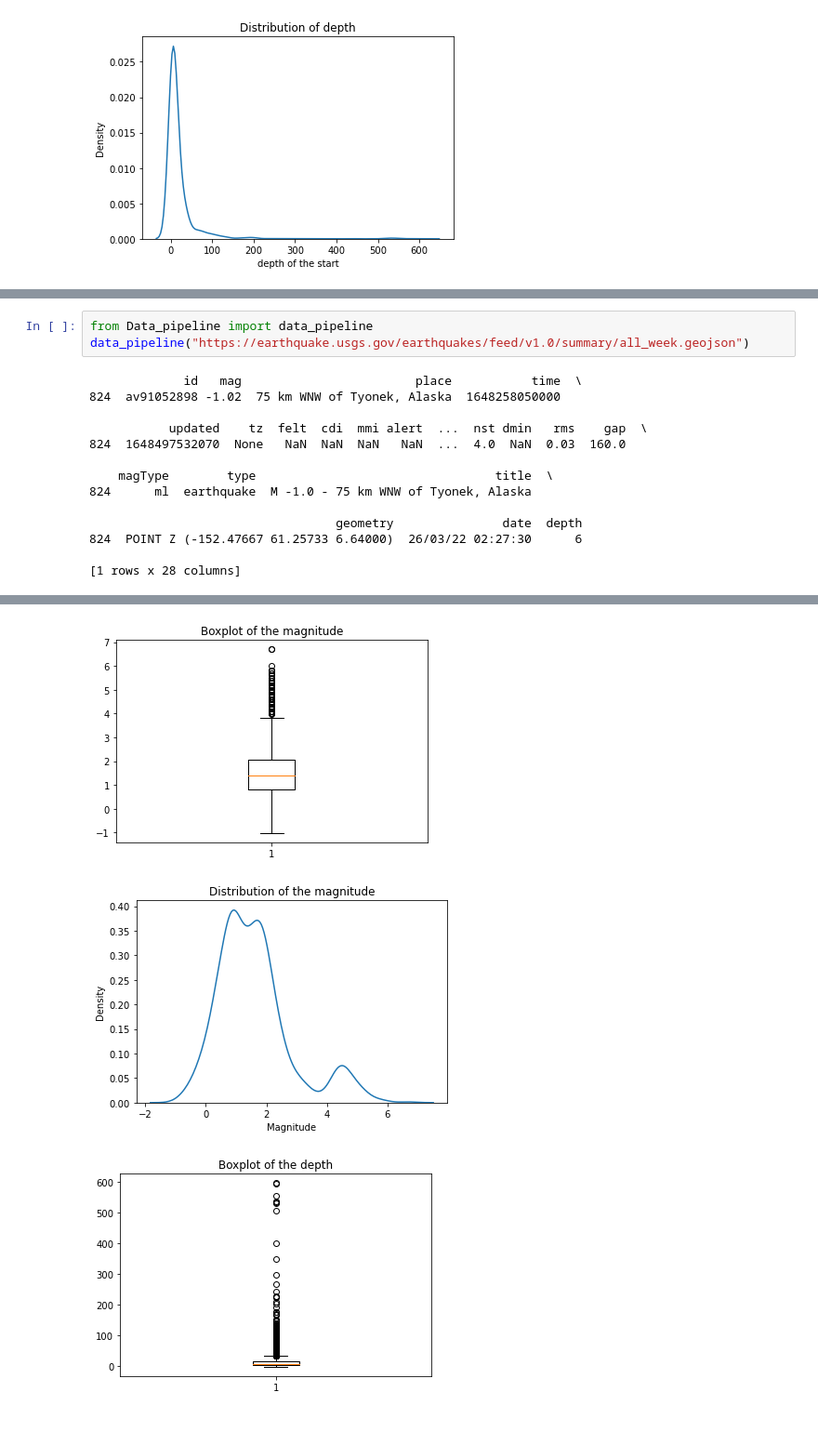
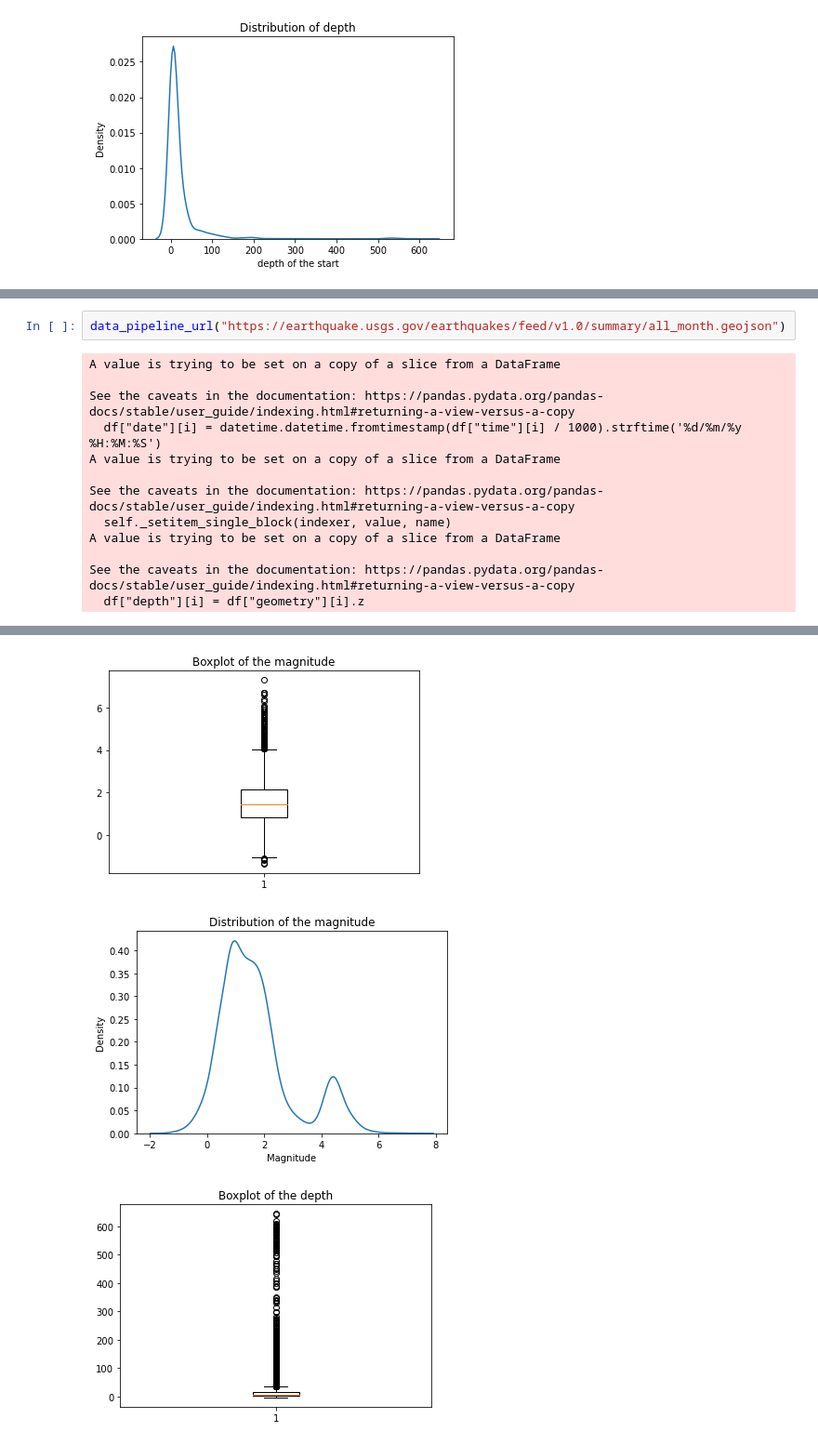
Before and after one commit to janisfroelich/daw, a Jupyter notebook: Erdbeben/Daten_aufbereiten.ipynb, the cells around one changed output, grey strips where cells are left out. Shown at 93% size. Saved outputs shown, nothing was run; the diff lists cells and outputs as text.

Commit message:
data pipeline with api or url

```diff
--- a/Erdbeben/Daten_aufbereiten.ipynb
+++ b/Erdbeben/Daten_aufbereiten.ipynb
@@ -294,17 +289,15 @@ invalid value encountered in sqrt
 # %%
-from Data_pipeline import data_pipeline
-data_pipeline("https://earthquake.usgs.gov/earthquakes/feed/v1.0/summary/all_week.geojson")
+data_pipeline_url("https://earthquake.usgs.gov/earthquakes/feed/v1.0/summary/all_month.geojson")
 # %% [output]
-             id   mag                        place           time  \
-824  av91052898 -1.02  75 km WNW of Tyonek, Alaska  1648258050000
+A value is trying to be set on a copy of a slice from a DataFrame
 
-           updated    tz  felt  cdi  mmi alert  ...  nst dmin   rms    gap  \
-824  1648497532070  None   NaN  NaN  NaN   NaN  ...  4.0  NaN  0.03  160.0
+See the caveats in the documentation: https://pandas.pydata.org/pandas-docs/stable/user_guide/indexing.html#returning-a-view-versus-a-copy
+  df["date"][i] = datetime.datetime.fromtimestamp(df["time"][i] / 1000).strftime('%d/%m/%y %H:%M:%S')
+A value is trying to be set on a copy of a slice from a DataFrame
 
-    magType        type                                 title  \
-824      ml  earthquake  M -1.0 - 75 km WNW of Tyonek, Alaska
+See the caveats in the documentation: https://pandas.pydata.org/pandas-docs/stable/user_guide/indexing.html#returning-a-view-versus-a-copy
+  self._setitem_single_block(indexer, value, name)
+A value is trying to be set on a copy of a slice from a DataFrame
 
-                                  geometry               date  depth
-824  POINT Z (-152.47667 61.25733 6.64000)  26/03/22 02:27:30      6
-
-[1 rows x 28 columns]
+See the caveats in the documentation: https://pandas.pydata.org/pandas-docs/stable/user_guide/indexing.html#returning-a-view-versus-a-copy
+  df["depth"][i] = df["geometry"][i].z
@@ -323,3 +321,3 @@ See the caveats in the documentation: https://pandas.pydata.org/pandas-docs/stab
-[figure, old version]
+[figure, new version]
-[figure, old version]
+[figure, new version]
-[figure, old version]
+[figure, new version]
```
Also changed, not shown: parts of 7 cells of this notebook, 1 other file.
